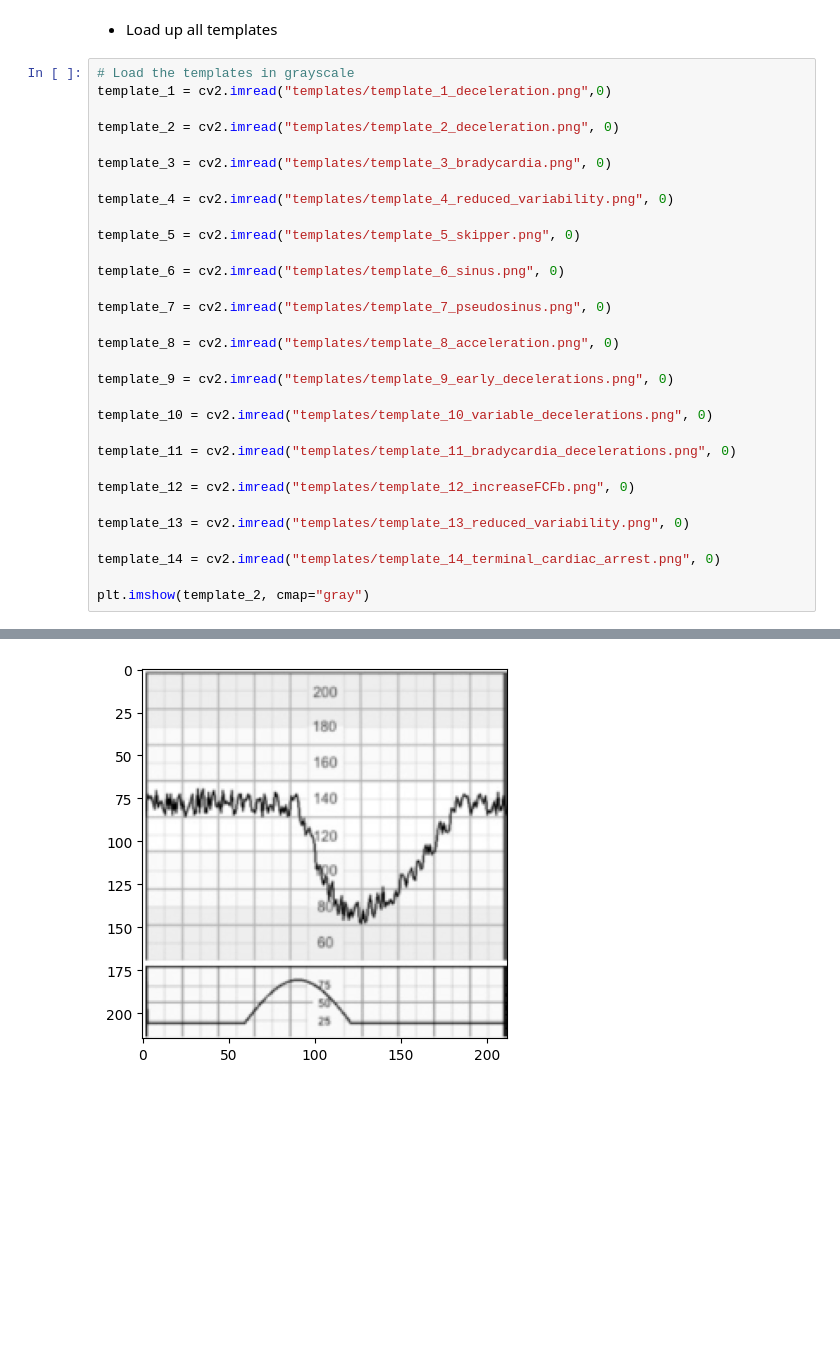
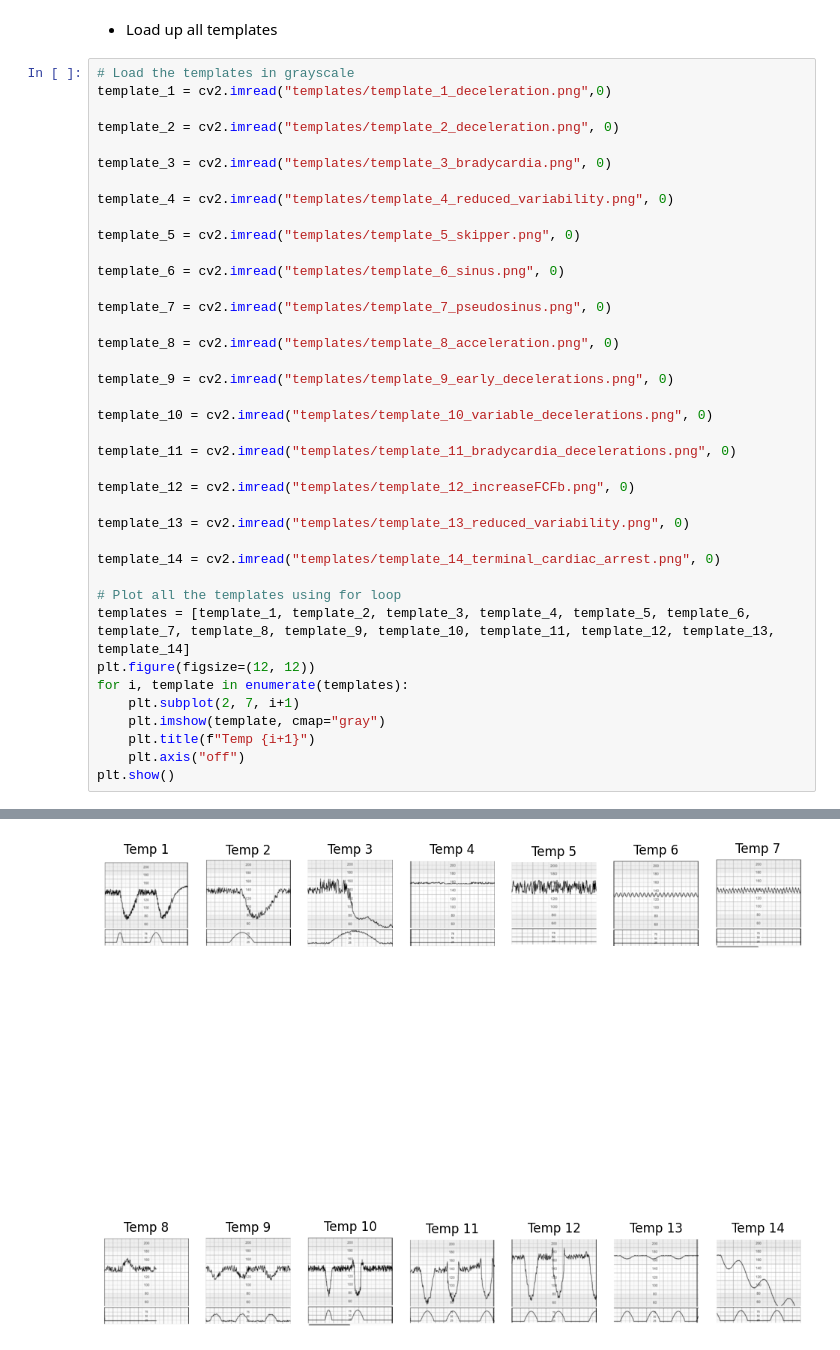
Before and after one commit to mustaphouni04/linies-de-la-vida-bitsxlamarato, a Jupyter notebook: analysis.ipynb, the cells around one changed output, grey strips where cells are left out. Cells and saved outputs as stored; diff of their text form; blank space fills up the shorter version.

```diff
--- a/analysis.ipynb
+++ b/analysis.ipynb
@@ -126,5 +132,13 @@ template_13 = cv2.imread("templates/template_13_reduced_variability.png", 0)
 
 template_14 = cv2.imread("templates/template_14_terminal_cardiac_arrest.png", 0)
 
-plt.imshow(template_2, cmap="gray")
+# Plot all the templates using for loop
+templates = [template_1, template_2, template_3, template_4, template_5, template_6, template_7, template_8, template_9, template_10, template_11, template_12, template_13, template_14]
+plt.figure(figsize=(12, 12))
+for i, template in enumerate(templates):
+    plt.subplot(2, 7, i+1)
+    plt.imshow(template, cmap="gray")
+    plt.title(f"Temp {i+1}")
+    plt.axis("off")
+plt.show()
 # %% [output]
@@ -132 +145 @@ plt.imshow(template_2, cmap="gray")
-[figure, old version]
+[figure, new version]
```
Also changed, not shown: parts of 14 cells of this notebook, 2 other files.
